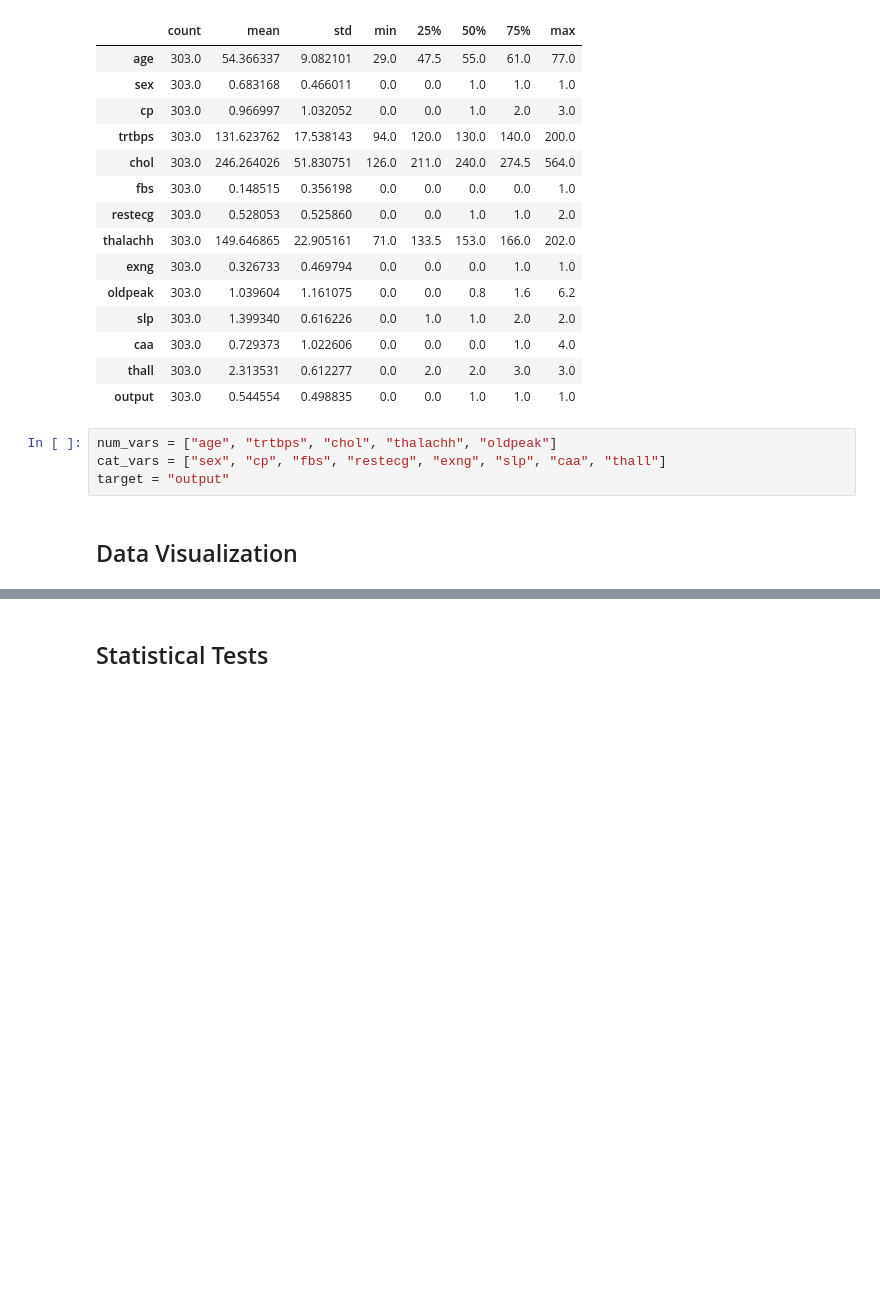
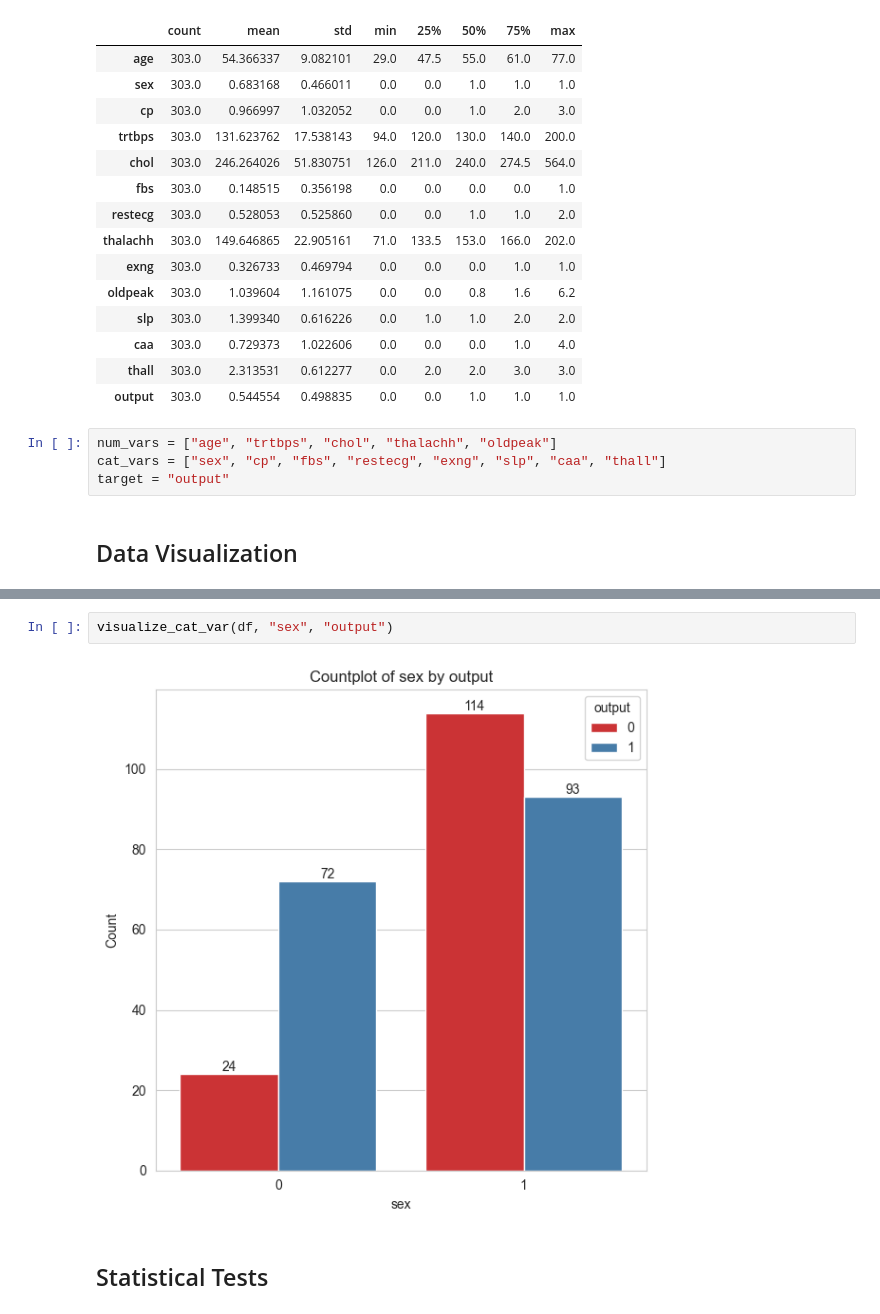
Before and after one commit to cankucukyilmaz/Data_Science, a Jupyter notebook: Supervised_Learning/Classification/Binary_Classification/Heart_Attack_Analysis_and_Prediction/EDA.ipynb, the cells around one changed output, grey strips where cells are left out. Saved outputs shown, nothing was run; the diff lists cells and outputs as text; blank space fills up the shorter version.

```diff
--- a/Supervised_Learning/Classification/Binary_Classification/Heart_Attack_Analysis_and_Prediction/EDA.ipynb
+++ b/Supervised_Learning/Classification/Binary_Classification/Heart_Attack_Analysis_and_Prediction/EDA.ipynb
@@ -132,3 +226,7 @@ visualize_num_var(df, "chol")
+# %%
+visualize_cat_var(df, "sex", "output")
+# %% [output]
+[figure, added]
 # %% [markdown]
 ## Statistical Tests
 # %%
```
Also changed, not shown: parts of 8 cells of this notebook.
